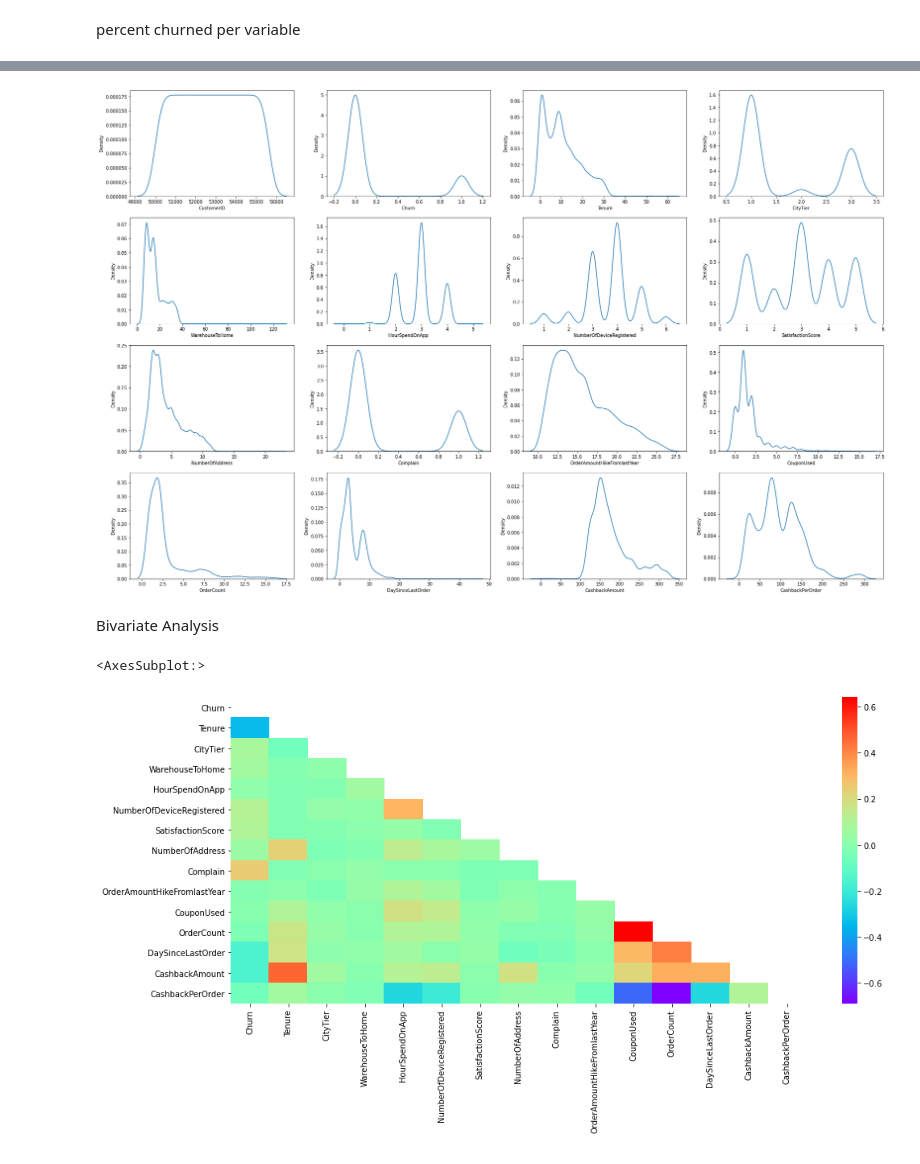
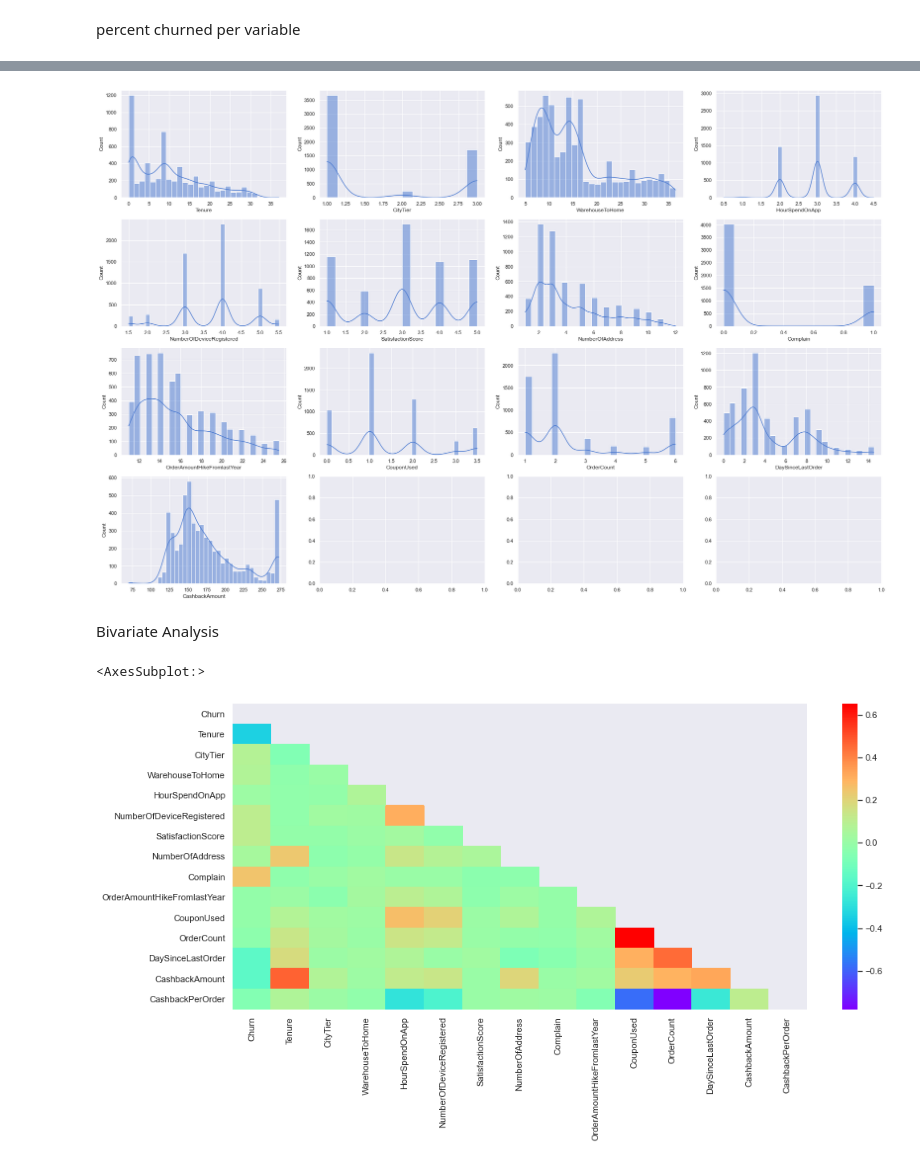
Before and after one commit to sunilkumardash9/eCom-Customer-Churn-Prediction, a Jupyter notebook: churn analysis.ipynb, the cells around one changed output, grey strips where cells are left out. Drawn from its saved outputs; the diff is of its cells as text; code cells hidden in the pictures.

```diff
--- a/churn analysis.ipynb
+++ b/churn analysis.ipynb
@@ -207,3 +228,0 @@ Name: Churn, dtype: int64
-# %%
-total = dt.value_counts('MaritalStatus').sort_index()
-total
@@ -228,0 +284,8 @@ percent churned per variable
+# %%
+fig, ax = plt.subplots(2, 6, figsize=(30, 10))
+for col,subplot in zip(num, ax.flatten()):
+    temp = df.groupby(by=df[col]).Churn.sum()
+    total = df.value_counts(col).sort_index()
+    res1 = temp/total*100
+    sns.lineplot(x = res1.index, y = res1.values, ax=subplot, )
+    subplot.tick_params(axis='x',labelrotation=45)
@@ -229,9 +294,10 @@ percent churned per variable
 # %%
 fig, ax = plt.subplots(2, 3, figsize=(30, 20))
 for col,subplot in zip(cat, ax.flatten()):
-    temp = dt.groupby(by=dt[col]).Churn.sum()
-    total = dt.value_counts(col).sort_index()
+    temp = df.groupby(by=df[col]).Churn.sum()
+    total = df.value_counts(col).sort_index()
     res1 = temp/total*100
     sns.barplot(x = res1.index, y = res1.values, ax=subplot)
     subplot.tick_params(axis='x',labelrotation=45)
     #plt.show()
+    plt.pie()
@@ -239,0 +304,13 @@ for col,subplot in zip(cat, ax.flatten()):
+# %%
+fig, ax = plt.subplots(2, 3, figsize=(30, 20))
+plt.rcParams['font.size'] = '16'
+for col,subplot in zip(cat, ax.flatten()):
+    #calculate percent churn
+    temp = df.groupby(by=df[col]).Churn.sum()
+    total = df.value_counts(col).sort_index()
+    res1 = temp/total*100
+    #visualising the result
+    subplot.pie(labels = res1.index, x = res1.values, autopct='%.0f%%',textprops={'fontsize': 16})
+    subplot.tick_params(axis='x',labelrotation=45, )
+
+    #plt.show()
@@ -240,8 +319,8 @@ for col,subplot in zip(cat, ax.flatten()):
 # %%
 fig, ax = plt.subplots(4, 4, figsize=(30, 20))
 for i, subplot in zip(num, ax.flatten()):
-    sns.kdeplot(df[i], ax=subplot)
+    sns.histplot(df[i], kde = True, ax=subplot)
 # %% [output]
-[figure, old version]
+[figure, new version]
 # %% [markdown]
 Bivariate Analysis
@@ -250,8 +327,8 @@ dt.drop('CustomerID', axis=1,inplace=True)
 # %%
-mask=np.zeros_like(dt.corr())
+mask=np.zeros_like(df.corr())
 mask[np.triu_indices_from(mask)] = True
 fig, ax = plt.subplots( figsize=(16, 7))
-sns.heatmap(dt.corr(), mask=mask, cmap='rainbow')
+sns.heatmap(df.corr(method='pearson'), mask=mask, cmap='rainbow')
 # %% [output]
 <AxesSubplot:>
-[figure, old version]
+[figure, new version]
```
Also changed, not shown: parts of 64 cells of this notebook.
